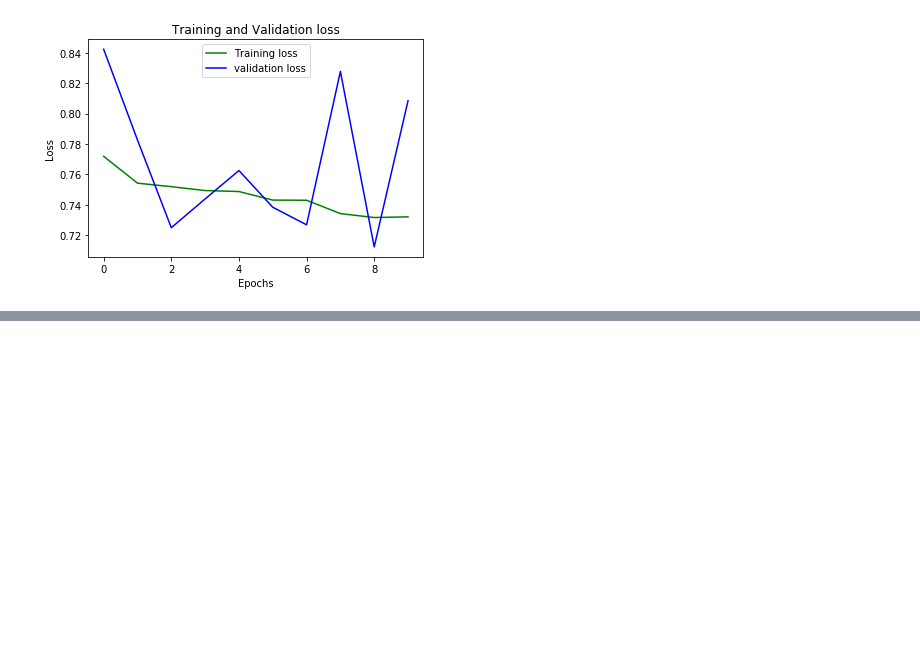
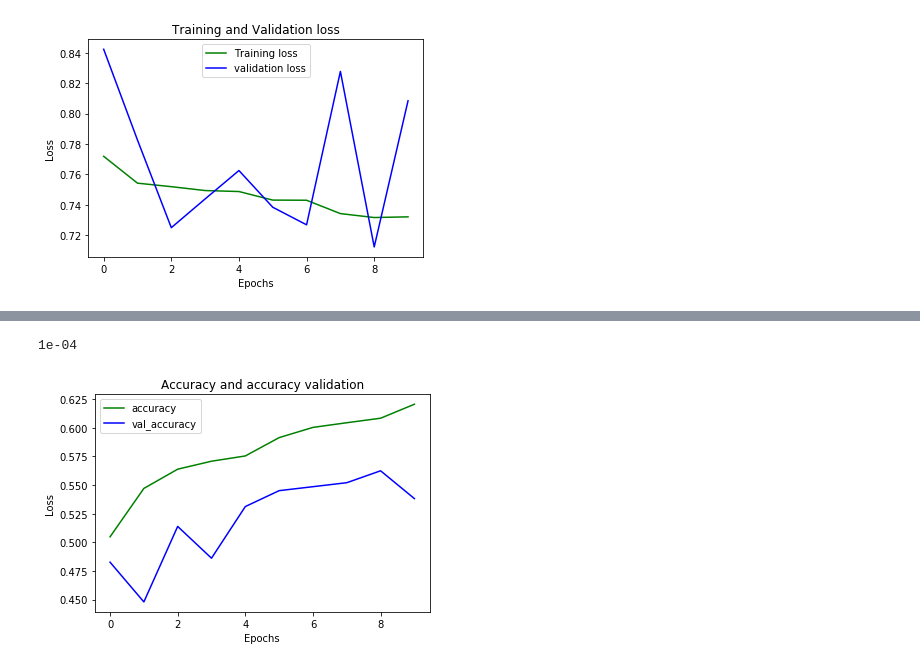
Before and after one commit to NicolasPrr/Inteligentesv2, a Jupyter notebook: more_train.ipynb, the cells around one changed output, grey strips where cells are left out. Saved outputs shown, nothing was run; the diff lists cells and outputs as text; code cells hidden in the pictures; blank space fills up the shorter version.

```diff
--- a/more_train.ipynb
+++ b/more_train.ipynb
@@ -478,0 +565,14 @@ cnn_new= tf.keras.models.load_model('next_to_send/new_model/2020-02-09 06:59:15.
+# %%
+from tensorflow.keras.callbacks import Callback, CSVLogger
+csv_logger = CSVLogger('log_new_model_lr_00001.csv', append=True, separator=',')
+
+history = cnn_new.fit_generator(
+        train_generator,
+        steps_per_epoch=steps,
+        epochs=10,
+        validation_data=validation_generator,
+        validation_steps=nb_validation_samples // batch_size,
+        use_multiprocessing=True,
+        workers = 8,
+        callbacks=[csv_logger]
+    )
@@ -478,0 +597,18 @@ cnn_new= tf.keras.models.load_model('next_to_send/new_model/2020-02-09 06:59:15.
+# %%
+K.eval(cnn_new.optimizer.lr)
+# %% [output]
+1e-04
+# %%
+loss_train = history.history['accuracy']
+loss_val = history.history['val_accuracy']
+img = plt.gcf()
+plt.plot(range(0,epochs), loss_train, 'g', label='accuracy')
+plt.plot(range(0,epochs), loss_val, 'b', label='val_accuracy')
+plt.title('Accuracy and accuracy validation')
+plt.xlabel('Epochs')
+plt.ylabel('Loss')
+plt.legend()
+plt.show()
+img.savefig('next_to_send/images_new_model/accuracy_first_0.0001.png')
+# %% [output]
+[figure, added]
```
Also changed, not shown: parts of 16 cells of this notebook, 15 other files.
